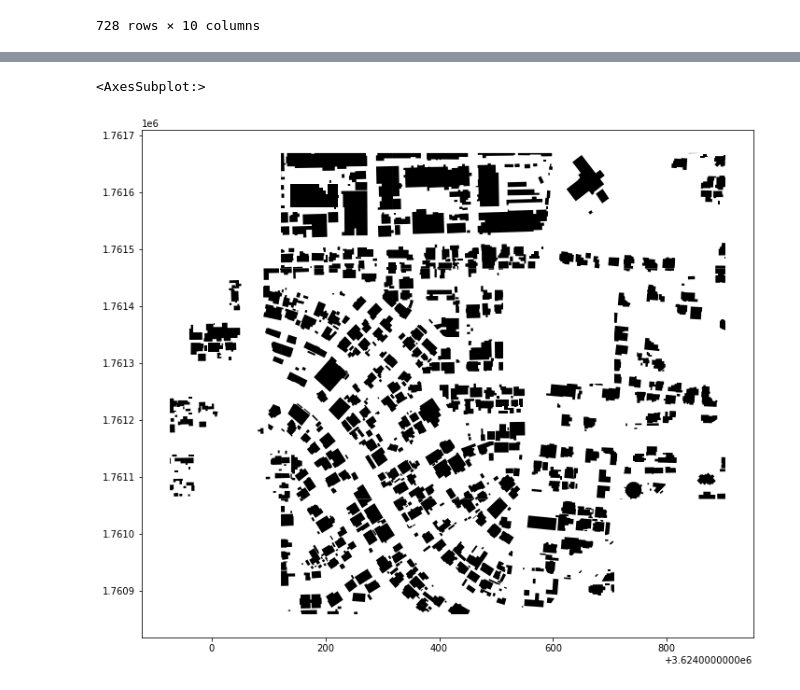
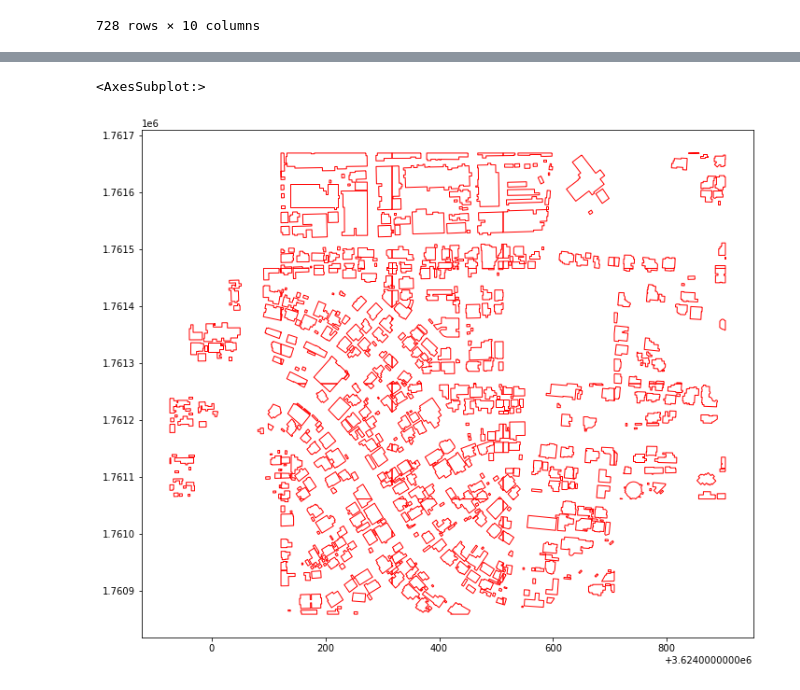
Before and after one commit to cmmarellano/Building-Detection-MaskRCNN, a Jupyter notebook: Display_GeoJSON.ipynb, the cells around one changed output, grey strips where cells are left out. Saved outputs shown, nothing was run; the diff lists cells and outputs as text; code cells hidden in the pictures.

```diff
--- a/Display_GeoJSON.ipynb
+++ b/Display_GeoJSON.ipynb
@@ -58,5 +32,5 @@ myshpfile
 # %%
-myshpfile.plot(color='black', figsize=(15,10)) # Plot the file
+myshpfile.plot(facecolor="none", edgecolor='red', figsize=(15,10)) # Plot the file
 # %% [output]
 <AxesSubplot:>
-[figure, old version]
+[figure, new version]
```
Also changed, not shown: parts of 2 cells of this notebook.
